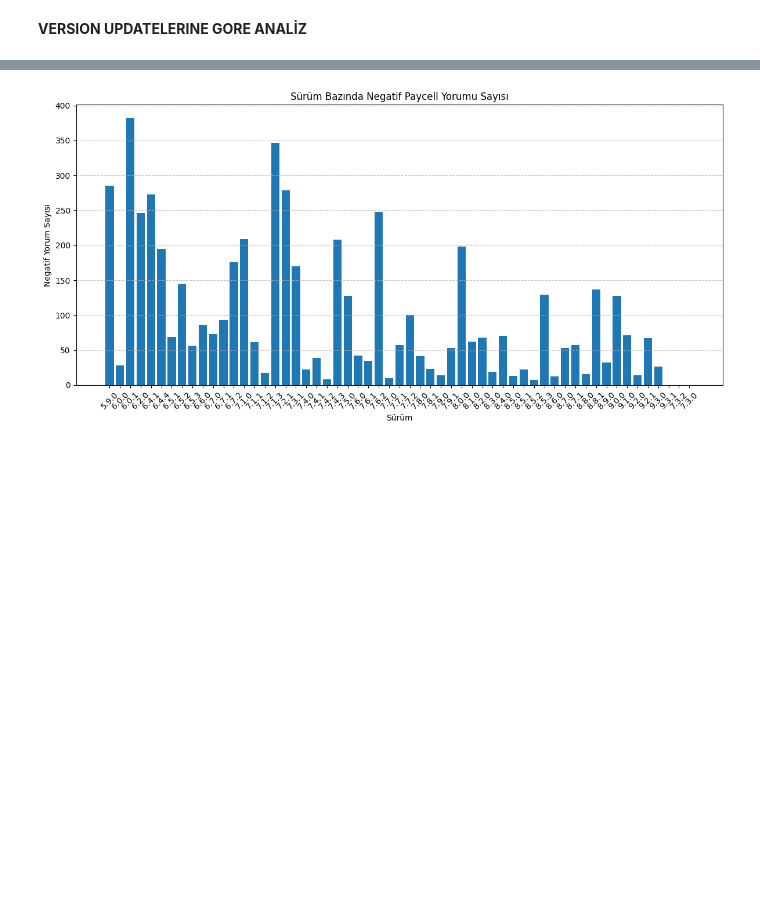
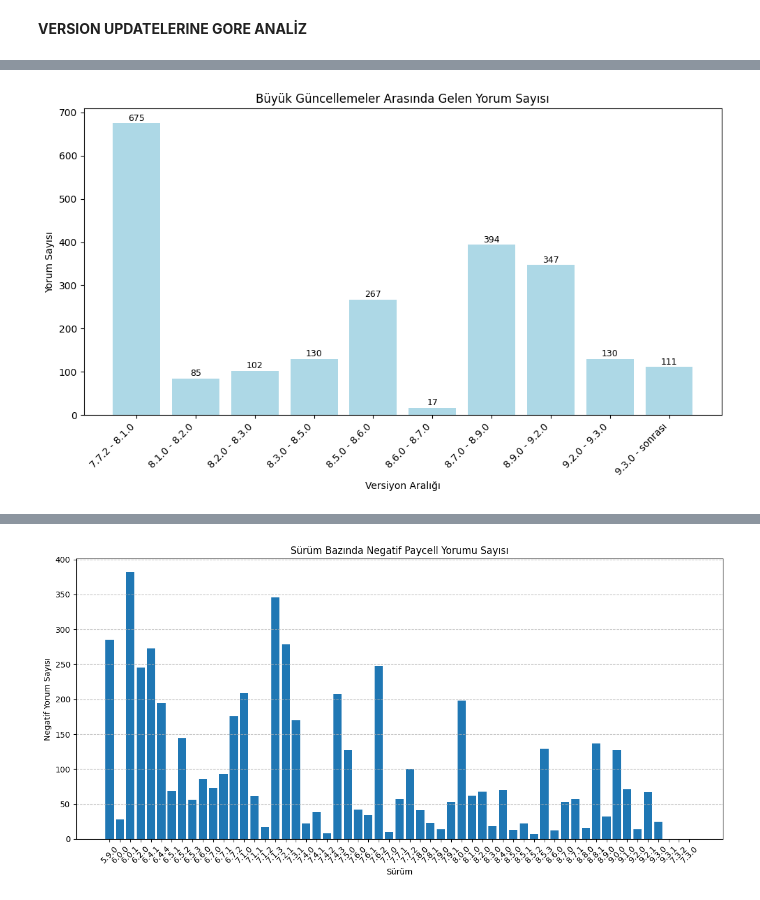
Before and after one commit to enisba/paycell-review-analysis, a Jupyter notebook: Notebooks/04_visualization.ipynb, the cells around one changed output, grey strips where cells are left out. Drawn from its saved outputs; the diff is of its cells as text; code cells hidden in the pictures; blank space fills up the shorter version.

```diff
--- a/Notebooks/04_visualization.ipynb
+++ b/Notebooks/04_visualization.ipynb
@@ -377,0 +333,39 @@ neg_counts_df
+# %%
+updates_df['Date'] = pd.to_datetime(updates_df['Date'], dayfirst=True)
+update_points = updates_df[updates_df['big_updates'] == 1].sort_values('Date').reset_index(drop=True)
+
+df['Tarih'] = pd.to_datetime(df['Tarih'], format="%Y-%m-%d %H.%M.%S")
+
+def assign_update_label(row):
+    for i in range(len(update_points) - 1):
+        if update_points.loc[i, 'Date'] <= row['Tarih'] < update_points.loc[i+1, 'Date']:
+            return f"{update_points.loc[i, 'Version']} - {update_points.loc[i+1, 'Version']}"
+    if row['Tarih'] >= update_points.loc[len(update_points) - 1, 'Date']:
+        return f"{update_points.loc[len(update_points) - 1, 'Version']} - sonrası"
+    return None
+
+df['update_range'] = df.apply(assign_update_label, axis=1)
+# %%
+import matplotlib.pyplot as plt
+
+count_by_update = df['update_range'].value_counts().sort_index()
+
+labels = count_by_update.index.tolist()
+values = count_by_update.values.tolist()
+
+plt.figure(figsize=(10,6))
+bars = plt.bar(labels, values, color='lightblue')
+
+plt.title("Büyük Güncellemeler Arasında Gelen Yorum Sayısı")
+plt.xlabel("Versiyon Aralığı")
+plt.ylabel("Yorum Sayısı")
+plt.xticks(rotation=45, ha='right')
+
+for bar in bars:
+    yval = bar.get_height()
+    plt.text(bar.get_x() + bar.get_width()/2, yval + 1, str(yval), ha='center', va='bottom', fontsize=9)
+
+plt.tight_layout()
+plt.show()
+# %% [output]
+[figure, added]
```
Also changed, not shown: parts of 27 cells of this notebook, 2 other files.
